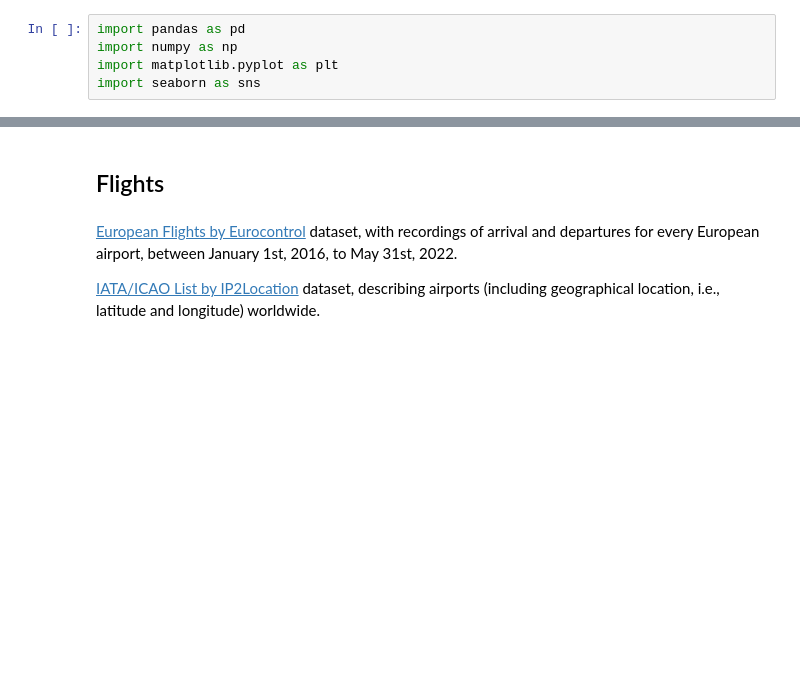
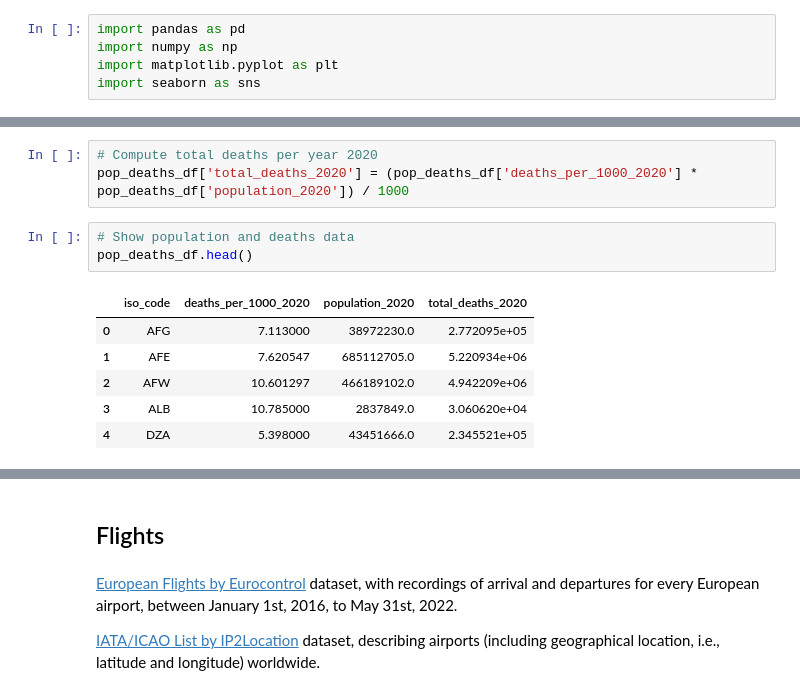
Before and after one commit to MihaiDavid05/COVID-Impact-Visualizer, a Jupyter notebook: data/exploratory_data_analysis.ipynb, the cells around one changed output, grey strips where cells are left out. Drawn from its saved outputs; the diff is of its cells as text; blank space fills up the shorter version.

```diff
--- a/data/exploratory_data_analysis.ipynb
+++ b/data/exploratory_data_analysis.ipynb
@@ -252,0 +75,13 @@ with open('ne_110m_admin_0_countries_covid_cases.geojson', 'w') as f:
+# %%
+# Compute total deaths per year 2020
+pop_deaths_df['total_deaths_2020'] = (pop_deaths_df['deaths_per_1000_2020'] * pop_deaths_df['population_2020']) / 1000
+# %%
+# Show population and deaths data
+pop_deaths_df.head()
+# %% [output]
+|  | iso_code | deaths_per_1000_2020 | population_2020 | total_deaths_2020 |
+| 0 | AFG | 7.113000 | 38972230.0 | 2.772095e+05 |
+| 1 | AFE | 7.620547 | 685112705.0 | 5.220934e+06 |
+| 2 | AFW | 10.601297 | 466189102.0 | 4.942209e+06 |
+| 3 | ALB | 10.785000 | 2837849.0 | 3.060620e+04 |
+| 4 | DZA | 5.398000 | 43451666.0 | 2.345521e+05 |
```
Also changed, not shown: parts of 37 cells of this notebook, 3 other files.
